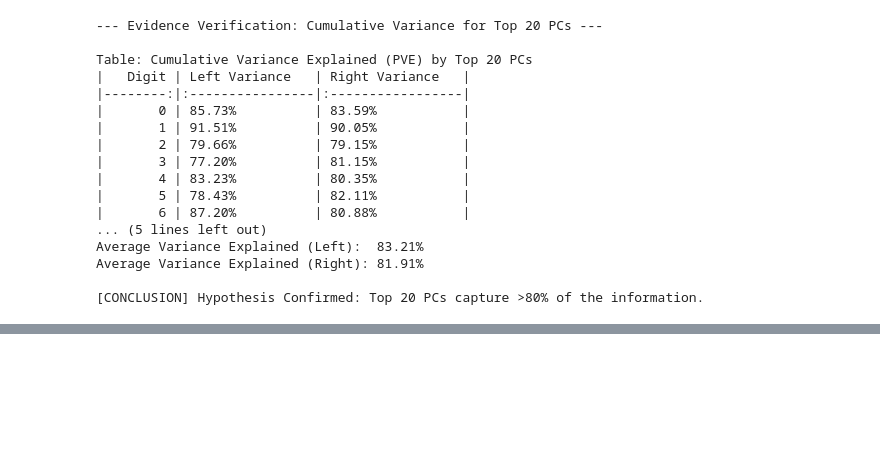
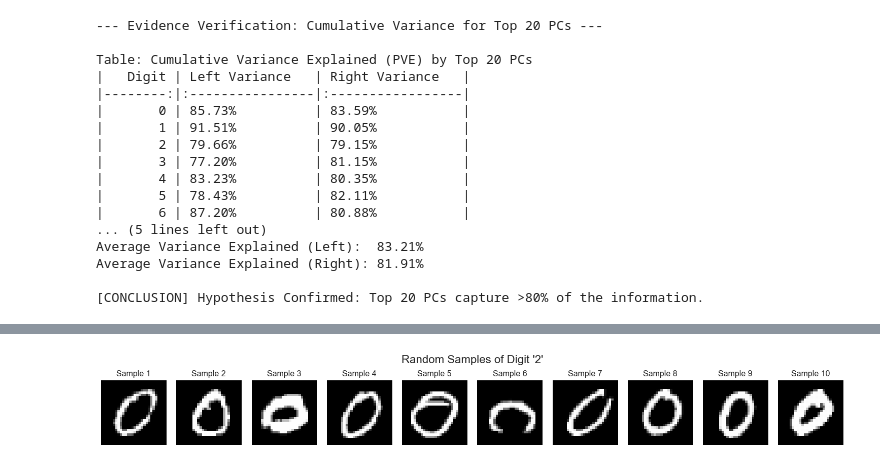
Before and after one commit to Kircerta/PCA_CCA_mnist_visualization, a Jupyter notebook: STA437_Final_Project_Code.ipynb, the cells around one changed output, grey strips where cells are left out. Cells and saved outputs as stored; diff of their text form; code cells hidden in the pictures; blank space fills up the shorter version.

```diff
--- a/STA437_Final_Project_Code.ipynb
+++ b/STA437_Final_Project_Code.ipynb
@@ -1893,0 +1938,38 @@ Processing Digit 9...
+# %%
+import matplotlib.pyplot as plt
+import pandas as pd
+import numpy as np
+
+# 1. 读取数据
+# 确保 mnist.csv 在当前目录下
+# 如果已经加载过数据，可以直接使用之前的 DataFrame
+df = pd.read_csv('mnist.csv')
+
+# 2. 筛选出所有标签为 '2' 的数据
+# 假设第一列（索引0）是 Label，后续列是像素数据
+digit_2_data = df[df.iloc[:, 0] == 0]
+
+# 3. 随机抽取 10 个样本
+# random_state=42 保证每次抽取的样本一致，如果想看不同的可以去掉它
+samples = digit_2_data.sample(10, random_state=42)
+
+# 4. 可视化
+fig, axes = plt.subplots(1, 10, figsize=(15, 2)) # 创建 1行10列 的画布
+
+for i, (index, row) in enumerate(samples.iterrows()):
+    # 提取像素数据：去掉第一列 label，剩下的部分转换为 numpy 数组
+    pixel_values = row.iloc[1:].values
+
+    # 将 Flattened (1, 784) 数据 Reshape 为 (28, 28)
+    image_matrix = pixel_values.reshape(28, 28)
+
+    # 绘图
+    axes[i].imshow(image_matrix, cmap='gray') # 使用灰度图显示
+    axes[i].axis('off') # 关闭坐标轴刻度
+    axes[i].set_title(f"Sample {i+1}")
+
+plt.suptitle("Random Samples of Digit '2'", fontsize=16)
+plt.tight_layout()
+plt.show()
+# %% [output]
+[figure, added]
```
Also changed, not shown: parts of 5 cells of this notebook, 4 other files.
